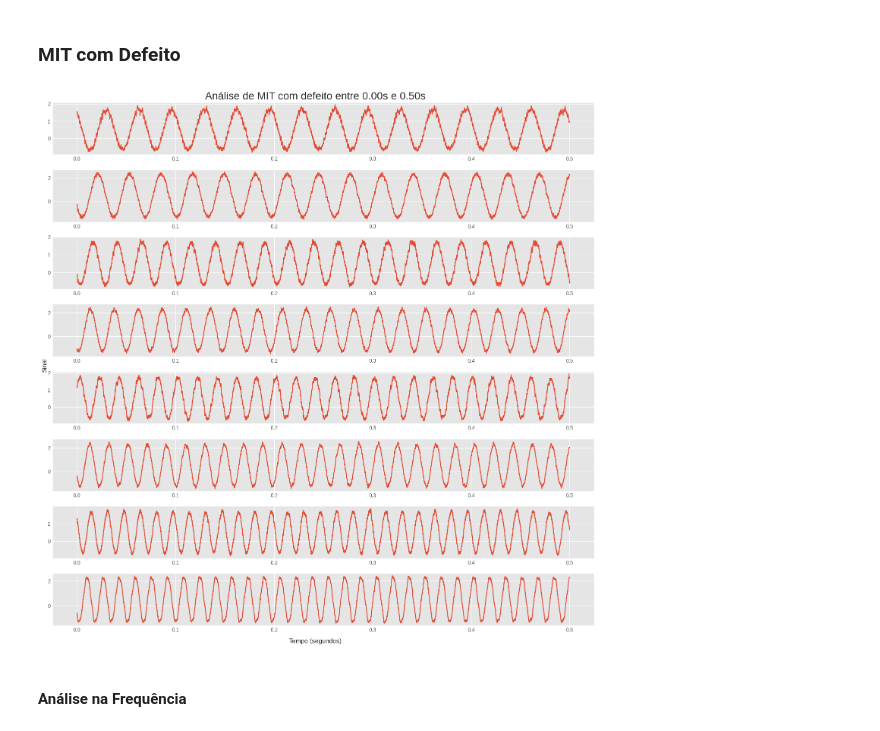
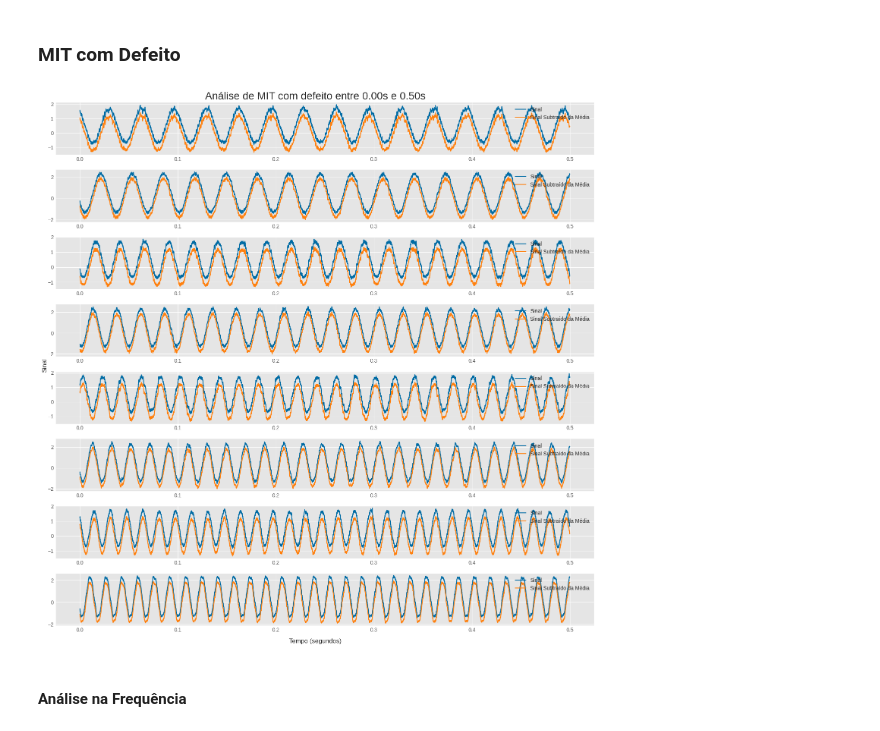
Before and after one commit to matheus3301/TI0112-ProcessosEstocasticos-UFC-2023.1, a Jupyter notebook: solution.ipynb, the cells around one changed output. Drawn from its saved outputs; the diff is of its cells as text; code cells hidden in the pictures.

```diff
--- a/solution.ipynb
+++ b/solution.ipynb
@@ -98,28 +129,8 @@ plt.show()
 # %% [markdown]
 ### MIT com Defeito
-# %%
-#the window to inspect
-lo = 0
-hi = .5
-
-fig, axs = plt.subplots(len(failing), 1, figsize=(15,15))
-
-for i, signal in enumerate(failing):
-
-  time = np.arange(lo,hi, 1/Fs)
-
-  axs[i].plot(time, signal[lo*Fs:lo*Fs + len(time)])
-  axs[i].grid(True)
-
-fig.suptitle(f"Análise de MIT com defeito entre {lo:.2f}s e {hi:.2f}s", fontsize=20)
-fig.supxlabel("Tempo (segundos)")
-fig.supylabel("Sinal")
-fig.tight_layout()
-
-fig.savefig("results/MIT-Defeito.png")
-
-plt.show()
-# %% [output]
-[figure, removed]
+# %%
+plot_time_domain(failing, 0, 0.5, "MIT com defeito")
+# %% [output]
+[figure, added]
 # %% [markdown]
 #### Análise na Frequência
```
Also changed, not shown: parts of 9 cells of this notebook, 8 other files.
